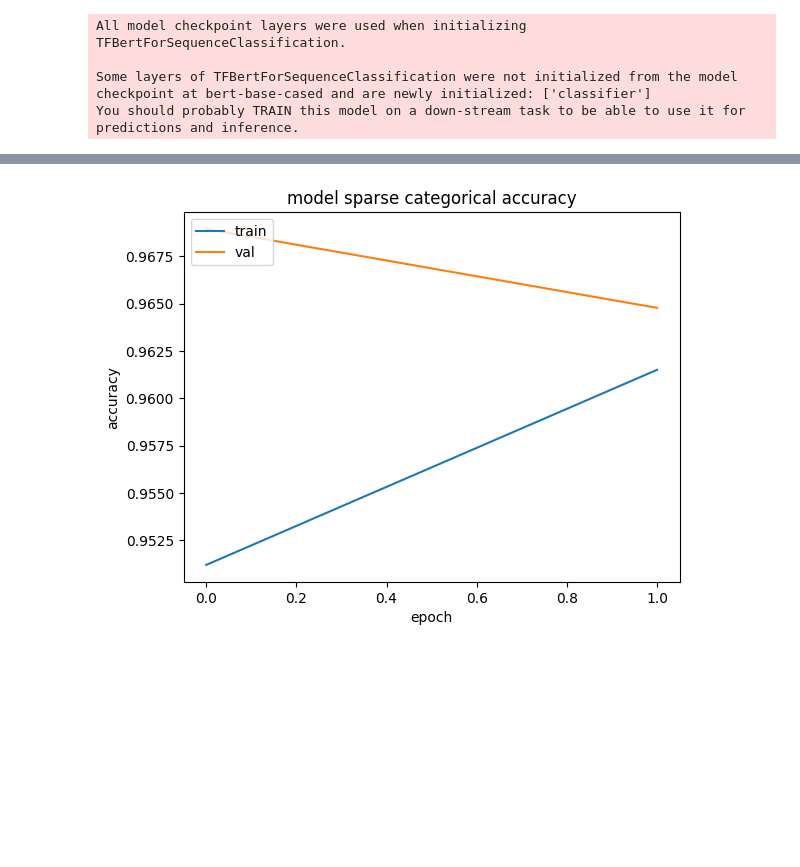
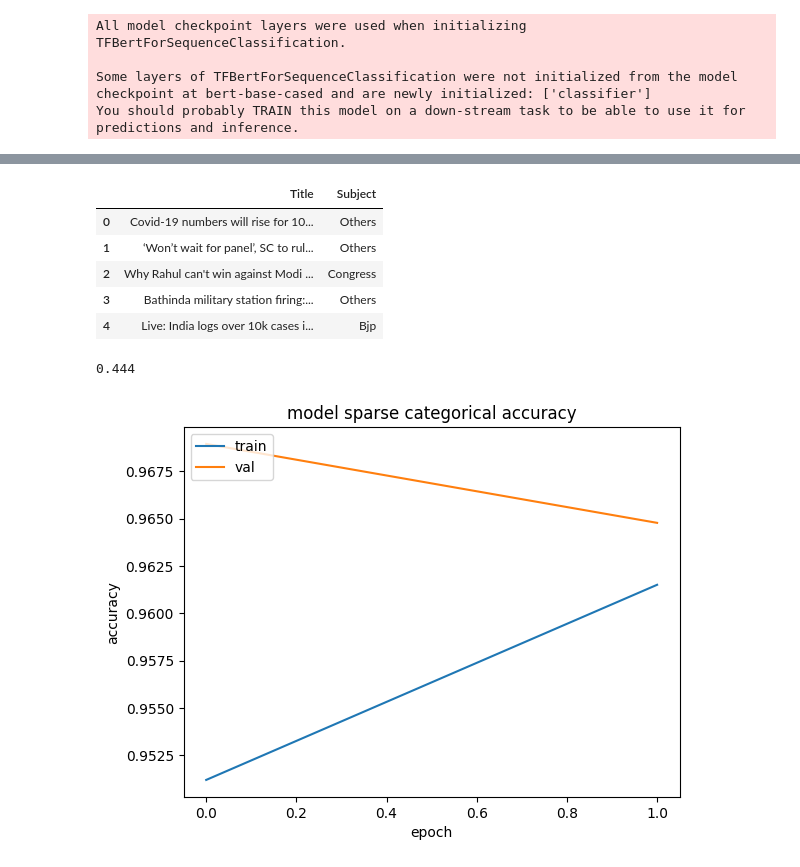
Before and after one commit to ritwika2000/Political_sentiment_analysis, a Jupyter notebook: Subject_prediction_bert.ipynb, the cells around one changed output, grey strips where cells are left out. Saved outputs shown, nothing was run; the diff lists cells and outputs as text; code cells hidden in the pictures; blank space fills up the shorter version.

```diff
--- a/Subject_prediction_bert.ipynb
+++ b/Subject_prediction_bert.ipynb
@@ -339,3 +359,28 @@ Epoch 2/2
+# %%
+news=news[['Title','Subject']]
+news.head()
+# %% [output]
+|  | Title | Subject |
+| 0 | Covid-19 numbers will rise for 10... | Others |
+| 1 | ‘Won’t wait for panel’, SC to rul... | Others |
+| 2 | Why Rahul can't win against Modi ... | Congress |
+| 3 | Bathinda military station firing:... | Others |
+| 4 | Live: India logs over 10k cases i... | Bjp |
+# %%
+i=0
+score=0
+
+for title in news['Title']:
+  preds = model(tokenizer([title],return_tensors="tf",padding=True,truncation=True))['logits']
+  class_preds = np.argmax(preds, axis=1)
+  for pred in class_preds:
+     if(predict_score_and_class_dict[pred] == news['Subject'][i]):
+       score+=1
+  i+=1
+
+print(score/1000)
+# %% [output]
+0.444
 # %%
 plt.plot(history.history['sparse_categorical_accuracy'])
 plt.plot(history.history['val_sparse_categorical_accuracy'])
```
Also changed, not shown: parts of 6 cells of this notebook.
